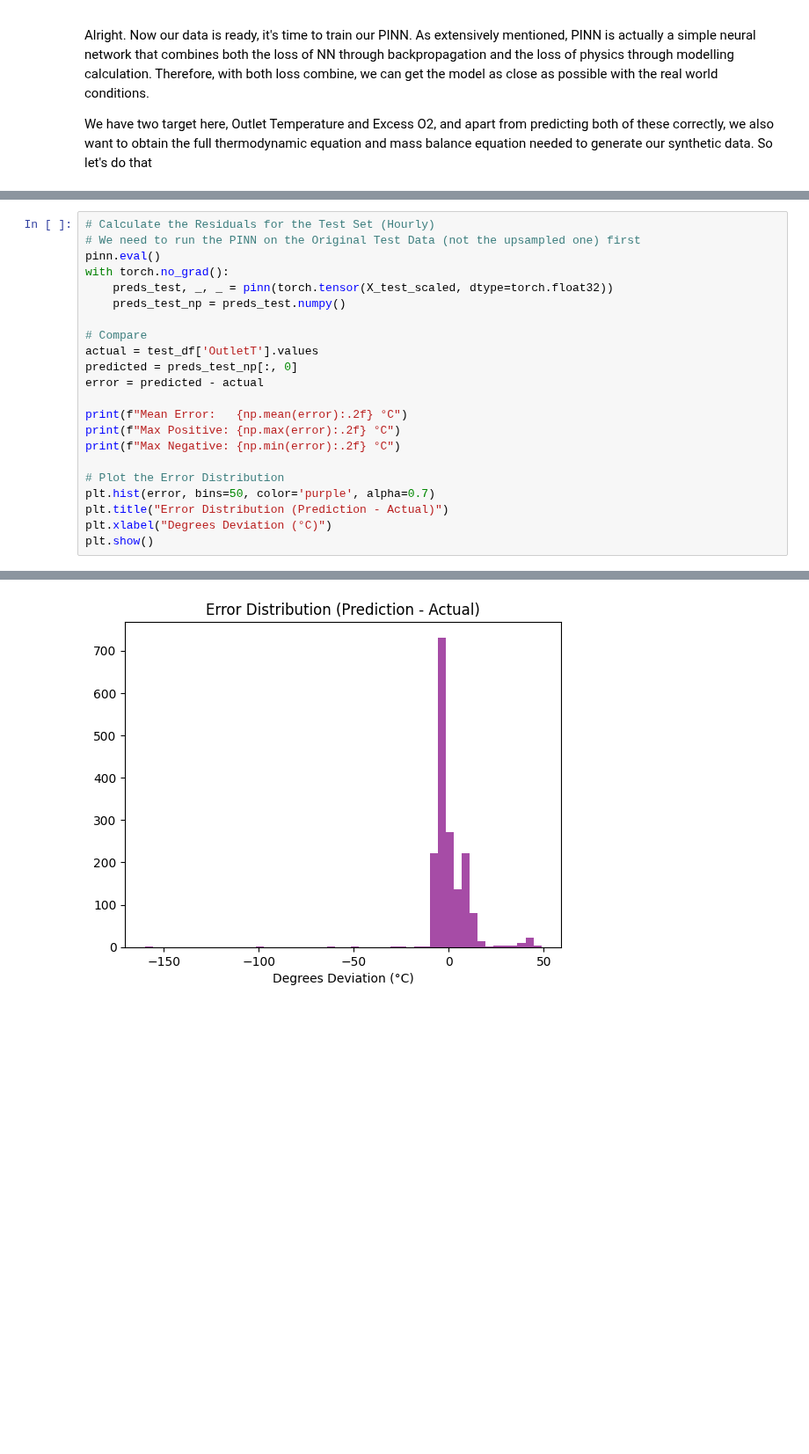
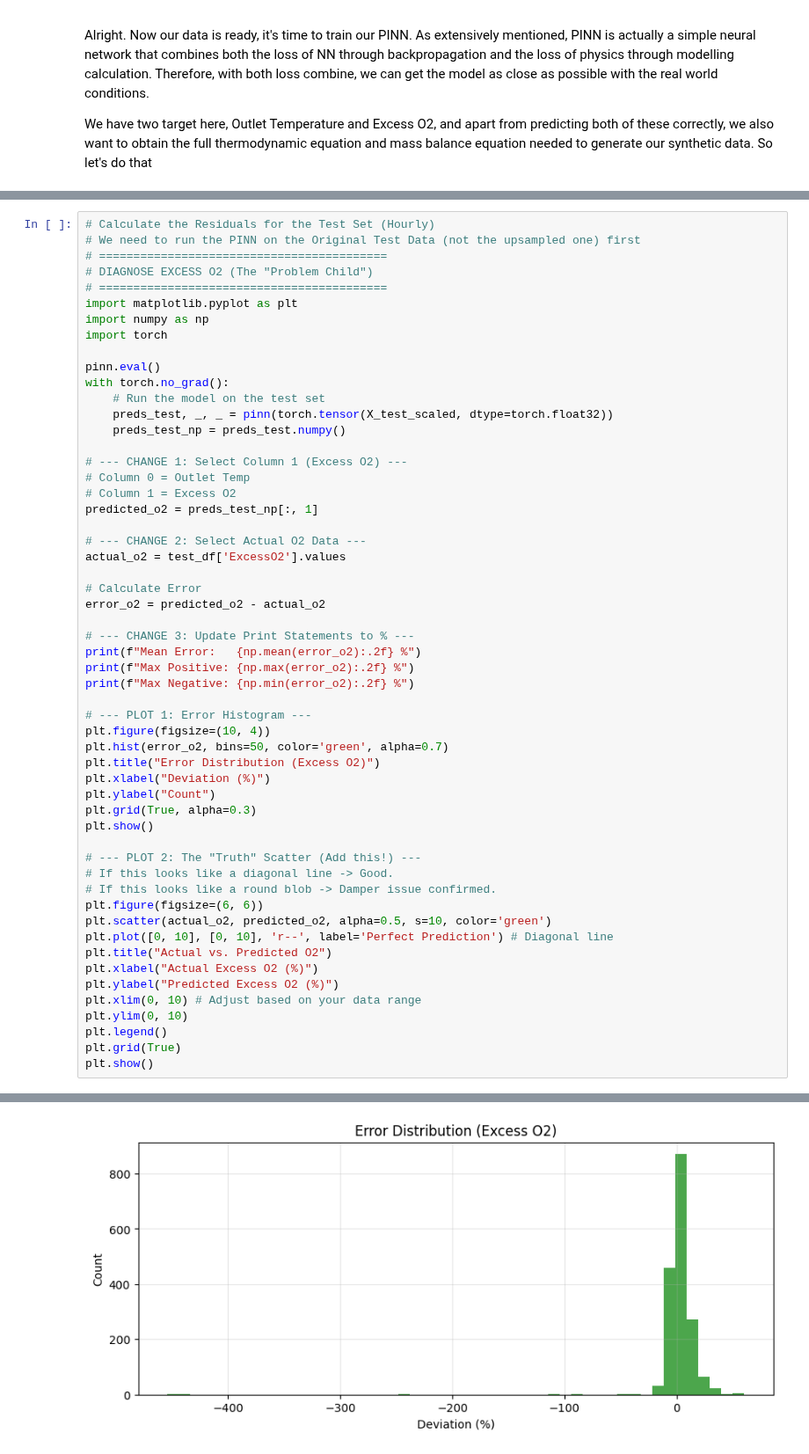
Before and after one commit to maercaestro/energy-lnn, a Jupyter notebook: dataset/pinn-generator.ipynb, the cells around one changed output, grey strips where cells are left out. Shown at 88% size. Saved outputs shown, nothing was run; the diff lists cells and outputs as text; blank space fills up the shorter version.

```diff
--- a/dataset/pinn-generator.ipynb
+++ b/dataset/pinn-generator.ipynb
@@ -437,23 +437,56 @@ Upsampled Size:     104100 rows
 # %%
 # Calculate the Residuals for the Test Set (Hourly)
 # We need to run the PINN on the Original Test Data (not the upsampled one) first
+# ==========================================
+# DIAGNOSE EXCESS O2 (The "Problem Child")
+# ==========================================
+import matplotlib.pyplot as plt
+import numpy as np
+import torch
+
 pinn.eval()
 with torch.no_grad():
+    # Run the model on the test set
     preds_test, _, _ = pinn(torch.tensor(X_test_scaled, dtype=torch.float32))
     preds_test_np = preds_test.numpy()
 
-# Compare
-actual = test_df['OutletT'].values
-predicted = preds_test_np[:, 0]
-error = predicted - actual
+# --- CHANGE 1: Select Column 1 (Excess O2) ---
+# Column 0 = Outlet Temp
+# Column 1 = Excess O2
+predicted_o2 = preds_test_np[:, 1]
 
-print(f"Mean Error:   {np.mean(error):.2f} °C")
-print(f"Max Positive: {np.max(error):.2f} °C")
-print(f"Max Negative: {np.min(error):.2f} °C")
+# --- CHANGE 2: Select Actual O2 Data ---
+actual_o2 = test_df['ExcessO2'].values
 
-# Plot the Error Distribution
-plt.hist(error, bins=50, color='purple', alpha=0.7)
-plt.title("Error Distribution (Prediction - Actual)")
-plt.xlabel("Degrees Deviation (°C)")
+# Calculate Error
+error_o2 = predicted_o2 - actual_o2
+
+# --- CHANGE 3: Update Print Statements to % ---
+print(f"Mean Error:   {np.mean(error_o2):.2f} %")
+print(f"Max Positive: {np.max(error_o2):.2f} %")
+print(f"Max Negative: {np.min(error_o2):.2f} %")
+
+# --- PLOT 1: Error Histogram ---
+plt.figure(figsize=(10, 4))
+plt.hist(error_o2, bins=50, color='green', alpha=0.7)
+plt.title("Error Distribution (Excess O2)")
+plt.xlabel("Deviation (%)")
+plt.ylabel("Count")
+plt.grid(True, alpha=0.3)
 plt.show()
+
+# --- PLOT 2: The "Truth" Scatter (Add this!) ---
+# If this looks like a diagonal line -> Good.
+# If this looks like a round blob -> Damper issue confirmed.
+plt.figure(figsize=(6, 6))
+plt.scatter(actual_o2, predicted_o2, alpha=0.5, s=10, color='green')
+plt.plot([0, 10], [0, 10], 'r--', label='Perfect Prediction') # Diagonal line
+plt.title("Actual vs. Predicted O2")
+plt.xlabel("Actual Excess O2 (%)")
+plt.ylabel("Predicted Excess O2 (%)")
+plt.xlim(0, 10) # Adjust based on your data range
+plt.ylim(0, 10)
+plt.legend()
+plt.grid(True)
+plt.show()
 # %% [output]
@@ -463 +496 @@ Max Negative: -159.90 °C
-[figure, old version]
+[figure, new version]
```
Also changed, not shown: parts of 5 cells of this notebook, 4 other files.
